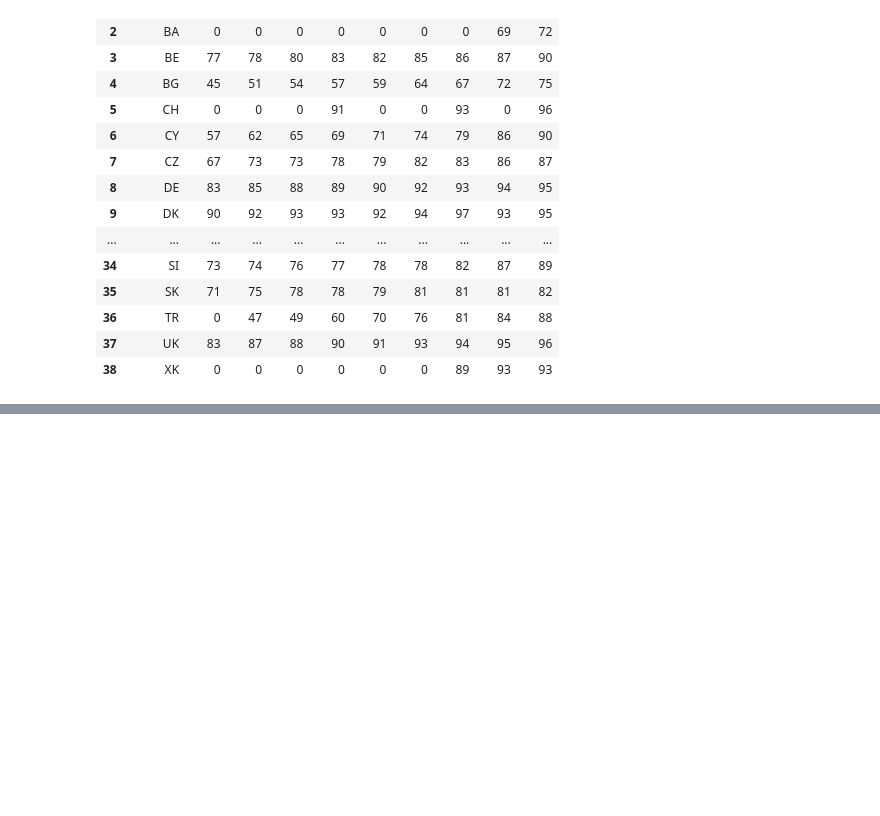
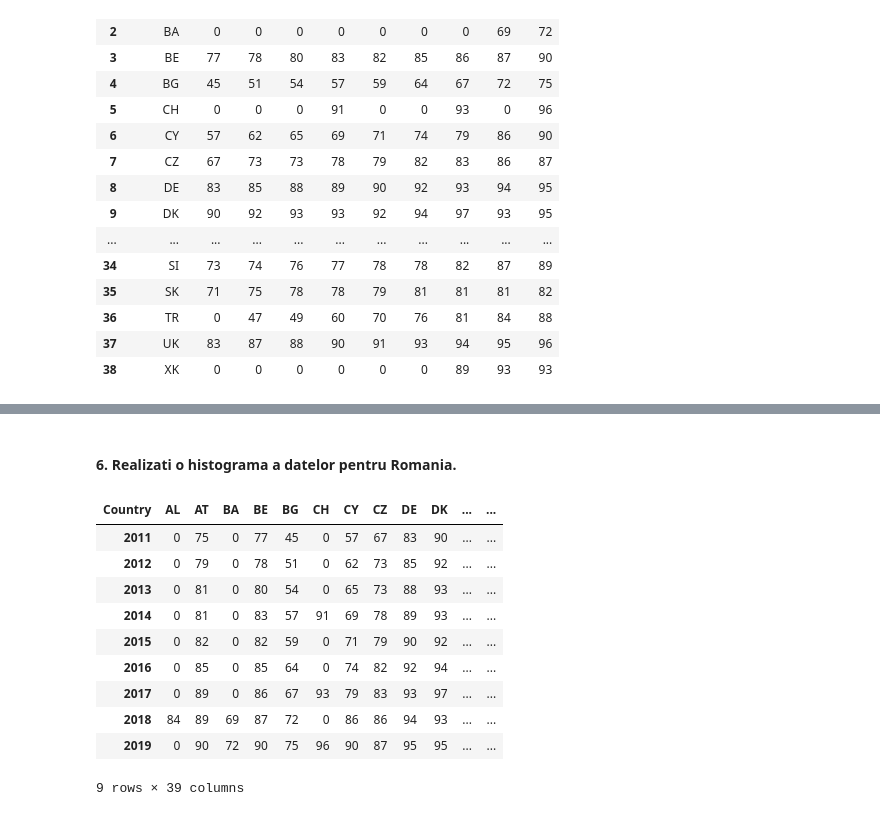
Before and after one commit to denesgeza/scoalainformala, a Jupyter notebook: Teme/Selenium/tema_2.ipynb, the cells around one changed output, grey strips where cells are left out. Saved outputs shown, nothing was run; the diff lists cells and outputs as text; code cells hidden in the pictures; blank space fills up the shorter version.

```diff
--- a/Teme/Selenium/tema_2.ipynb
+++ b/Teme/Selenium/tema_2.ipynb
@@ -94,0 +229,19 @@ plt.show()
+# %% [markdown]
+#### 6. Realizati o histograma a datelor pentru Romania.
+# %%
+# TODO Not finished
+df_without_avg = df.drop(columns=['Average'])
+country_index = df_without_avg.set_index('Country').transpose()
+country_index
+# %% [output]
+| Country | AL | AT | BA | BE | BG | CH | CY | CZ | DE | DK | ... | ... |
+| 2011 | 0 | 75 | 0 | 77 | 45 | 0 | 57 | 67 | 83 | 90 | ... | ... |
+| 2012 | 0 | 79 | 0 | 78 | 51 | 0 | 62 | 73 | 85 | 92 | ... | ... |
+| 2013 | 0 | 81 | 0 | 80 | 54 | 0 | 65 | 73 | 88 | 93 | ... | ... |
+| 2014 | 0 | 81 | 0 | 83 | 57 | 91 | 69 | 78 | 89 | 93 | ... | ... |
+| 2015 | 0 | 82 | 0 | 82 | 59 | 0 | 71 | 79 | 90 | 92 | ... | ... |
+| 2016 | 0 | 85 | 0 | 85 | 64 | 0 | 74 | 82 | 92 | 94 | ... | ... |
+| 2017 | 0 | 89 | 0 | 86 | 67 | 93 | 79 | 83 | 93 | 97 | ... | ... |
+| 2018 | 84 | 89 | 69 | 87 | 72 | 0 | 86 | 86 | 94 | 93 | ... | ... |
+| 2019 | 0 | 90 | 72 | 90 | 75 | 96 | 90 | 87 | 95 | 95 | ... | ... |
+9 rows × 39 columns
```
Also changed, not shown: parts of 22 cells of this notebook, 3 other files.
